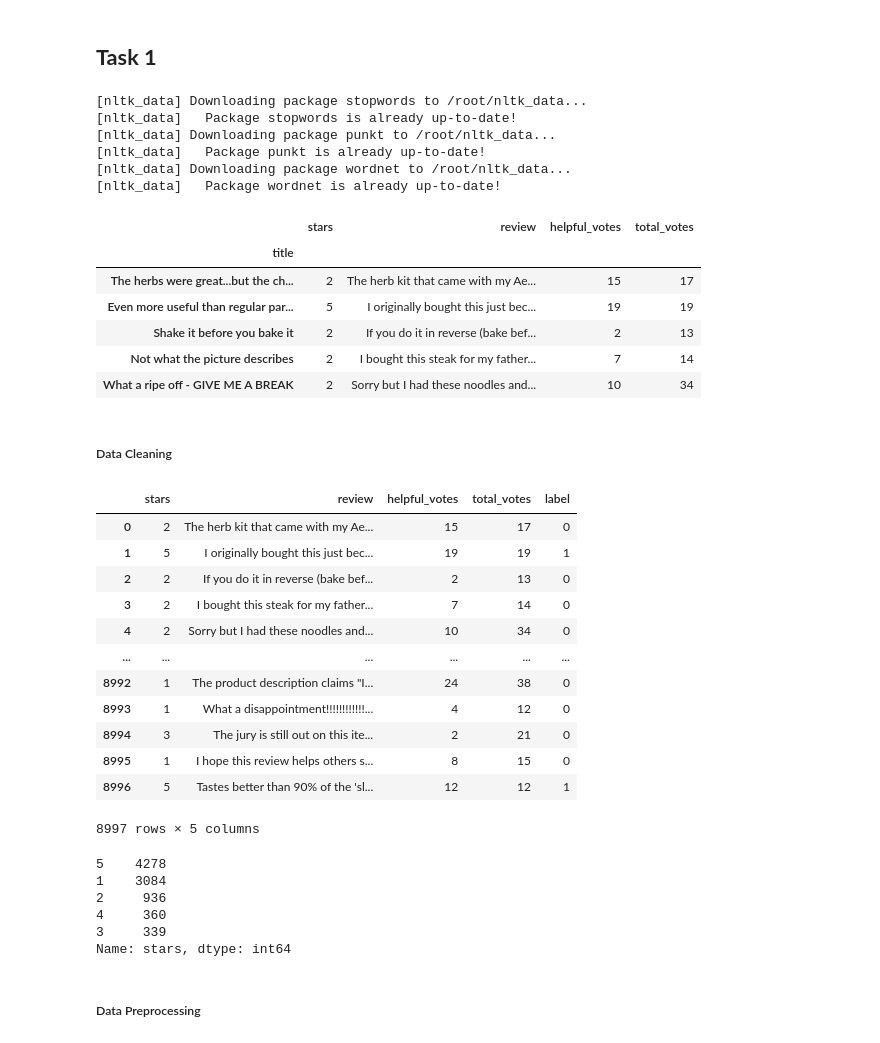
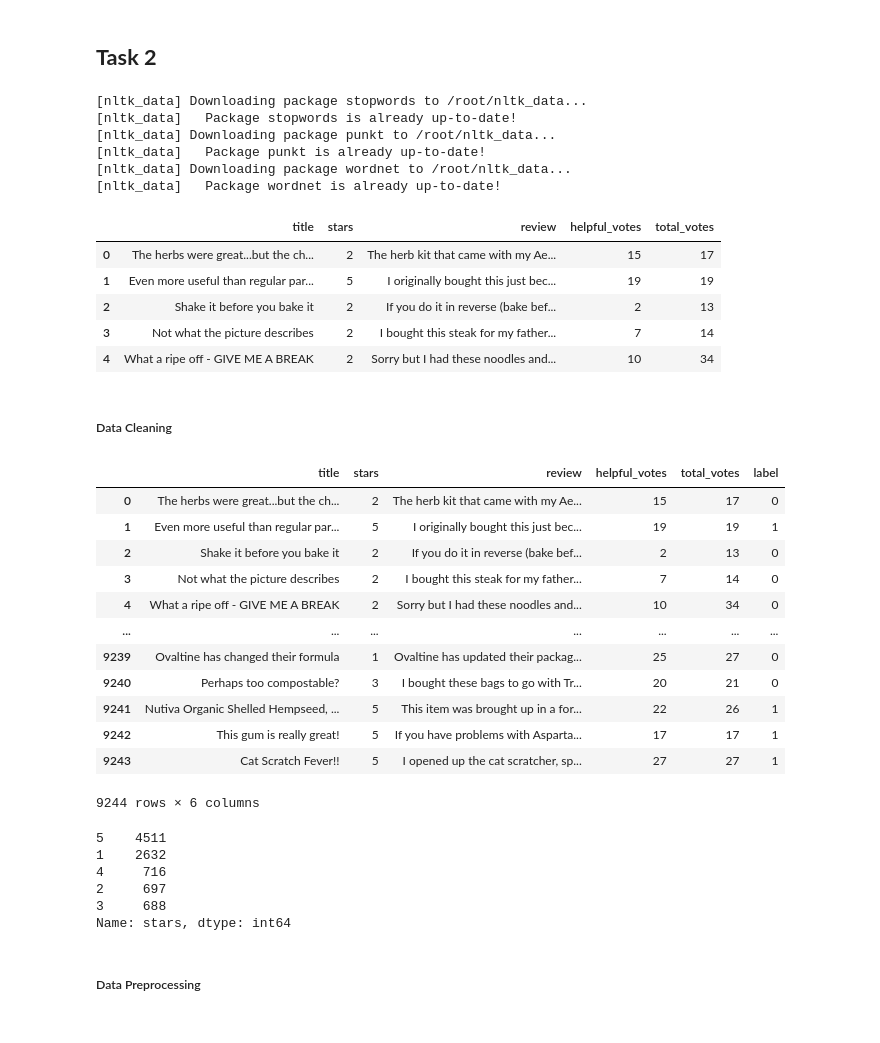
Before and after one commit to SimonielMusyoki/Data-Science, a Jupyter notebook: Sentiment_Analysis.ipynb, the cells around one changed output. Drawn from its saved outputs; the diff is of its cells as text; code cells hidden in the pictures.

```diff
--- a/Sentiment_Analysis.ipynb
+++ b/Sentiment_Analysis.ipynb
@@ -1,7 +1,7 @@
 # %% [markdown]
 <a href="https://colab.research.google.com/github/SimonielMusyoki/Data-Science/blob/master/Sentiment_Analysis.ipynb" target="_parent"><img src="https://colab.research.google.com/assets/colab-badge.svg" alt="Open In Colab"/></a>
 # %% [markdown]
-## **Task 1**
+## **Task 2**
 # %%
 # Importing Libraries
 import pandas as pd
@@ -38,16 +38,15 @@ np.warnings.filterwarnings('ignore')
 [nltk_data]   Package wordnet is already up-to-date!
 # %%
 # Read data from CSV
-df = pd.read_csv('data.csv', index_col=0)
+df = pd.read_csv('data.csv')
 df.head()
 # %% [output]
-|  | stars | review | helpful_votes | total_votes |
-| title |  |  |  |  |
-| The herbs were great...but the ch... | 2 | The herb kit that came with my Ae... | 15 | 17 |
-| Even more useful than regular par... | 5 | I originally bought this just bec... | 19 | 19 |
-| Shake it before you bake it | 2 | If you do it in reverse (bake bef... | 2 | 13 |
-| Not what the picture describes | 2 | I bought this steak for my father... | 7 | 14 |
-| What a ripe off - GIVE ME A BREAK | 2 | Sorry but I had these noodles and... | 10 | 34 |
+|  | title | stars | review | helpful_votes | total_votes |
+| 0 | The herbs were great...but the ch... | 2 | The herb kit that came with my Ae... | 15 | 17 |
+| 1 | Even more useful than regular par... | 5 | I originally bought this just bec... | 19 | 19 |
+| 2 | Shake it before you bake it | 2 | If you do it in reverse (bake bef... | 2 | 13 |
+| 3 | Not what the picture describes | 2 | I bought this steak for my father... | 7 | 14 |
+| 4 | What a ripe off - GIVE ME A BREAK | 2 | Sorry but I had these noodles and... | 10 | 34 |
 # %% [markdown]
 ##### Data Cleaning
 # %%
@@ -64,27 +63,27 @@ df['total_votes'] = df['total_votes'].astype(int)
 df['label']=np.where(df["stars"]>=4,1,0) #1-Positve,0-Negative
 df
 # %% [output]
-|  | stars | review | helpful_votes | total_votes | label |
-| 0 | 2 | The herb kit that came with my Ae... | 15 | 17 | 0 |
-| 1 | 5 | I originally bought this just bec... | 19 | 19 | 1 |
-| 2 | 2 | If you do it in reverse (bake bef... | 2 | 13 | 0 |
-| 3 | 2 | I bought this steak for my father... | 7 | 14 | 0 |
-| 4 | 2 | Sorry but I had these noodles and... | 10 | 34 | 0 |
-| ... | ... | ... | ... | ... | ... |
-| 8992 | 1 | The product description claims "I... | 24 | 38 | 0 |
-| 8993 | 1 | What a disappointment!!!!!!!!!!!!... | 4 | 12 | 0 |
-| 8994 | 3 | The jury is still out on this ite... | 2 | 21 | 0 |
-| 8995 | 1 | I hope this review helps others s... | 8 | 15 | 0 |
-| 8996 | 5 | Tastes better than 90% of the 'sl... | 12 | 12 | 1 |
+|  | title | stars | review | helpful_votes | total_votes | label |
+| 0 | The herbs were great...but the ch... | 2 | The herb kit that came with my Ae... | 15 | 17 | 0 |
+| 1 | Even more useful than regular par... | 5 | I originally bought this just bec... | 19 | 19 | 1 |
+| 2 | Shake it before you bake it | 2 | If you do it in reverse (bake bef... | 2 | 13 | 0 |
+| 3 | Not what the picture describes | 2 | I bought this steak for my father... | 7 | 14 | 0 |
+| 4 | What a ripe off - GIVE ME A BREAK | 2 | Sorry but I had these noodles and... | 10 | 34 | 0 |
+| ... | ... | ... | ... | ... | ... | ... |
+| 9239 | Ovaltine has changed their formula | 1 | Ovaltine has updated their packag... | 25 | 27 | 0 |
+| 9240 | Perhaps too compostable? | 3 | I bought these bags to go with Tr... | 20 | 21 | 0 |
+| 9241 | Nutiva Organic Shelled Hempseed, ... | 5 | This item was brought up in a for... | 22 | 26 | 1 |
+| 9242 | This gum is really great! | 5 | If you have problems with Asparta... | 17 | 17 | 1 |
+| 9243 | Cat Scratch Fever!! | 5 | I opened up the cat scratcher, sp... | 27 | 27 | 1 |
-8997 rows × 5 columns
+9244 rows × 6 columns
 # %%
 df['stars'].value_counts()
 # %% [output]
-5    4278
-1    3084
-2     936
-4     360
-3     339
+5    4511
+1    2632
+4     716
+2     697
+3     688
 Name: stars, dtype: int64
 # %% [markdown]
 ##### Data Preprocessing
```
Also changed, not shown: parts of 11 cells of this notebook.
